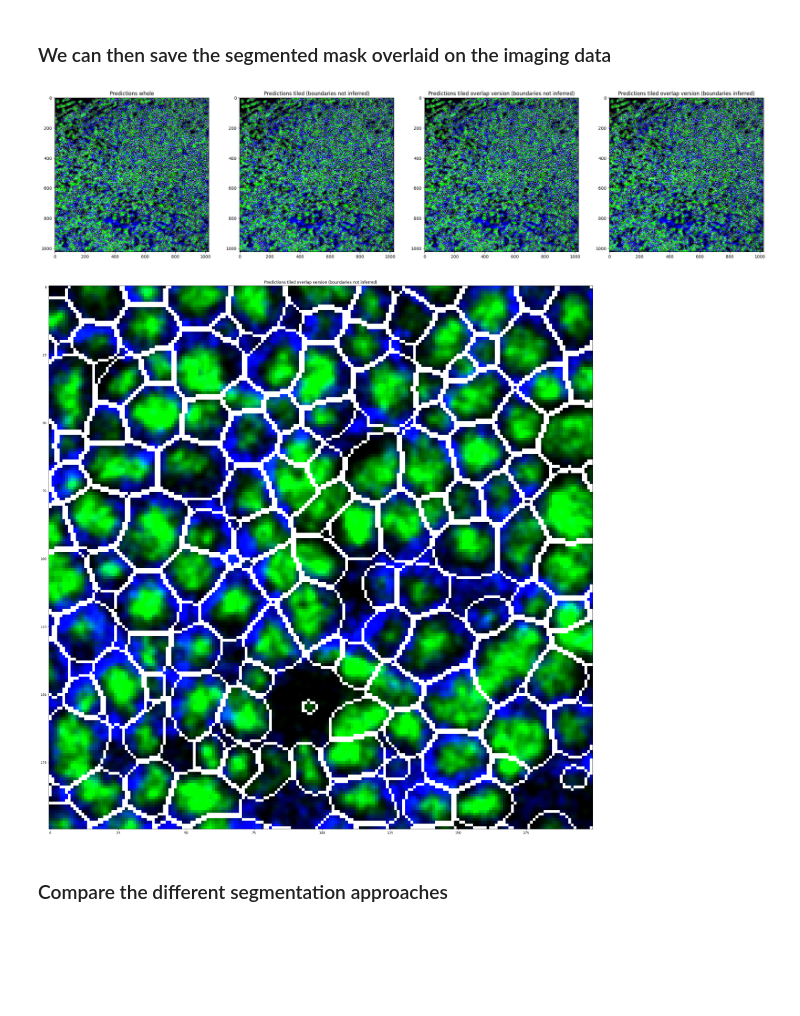
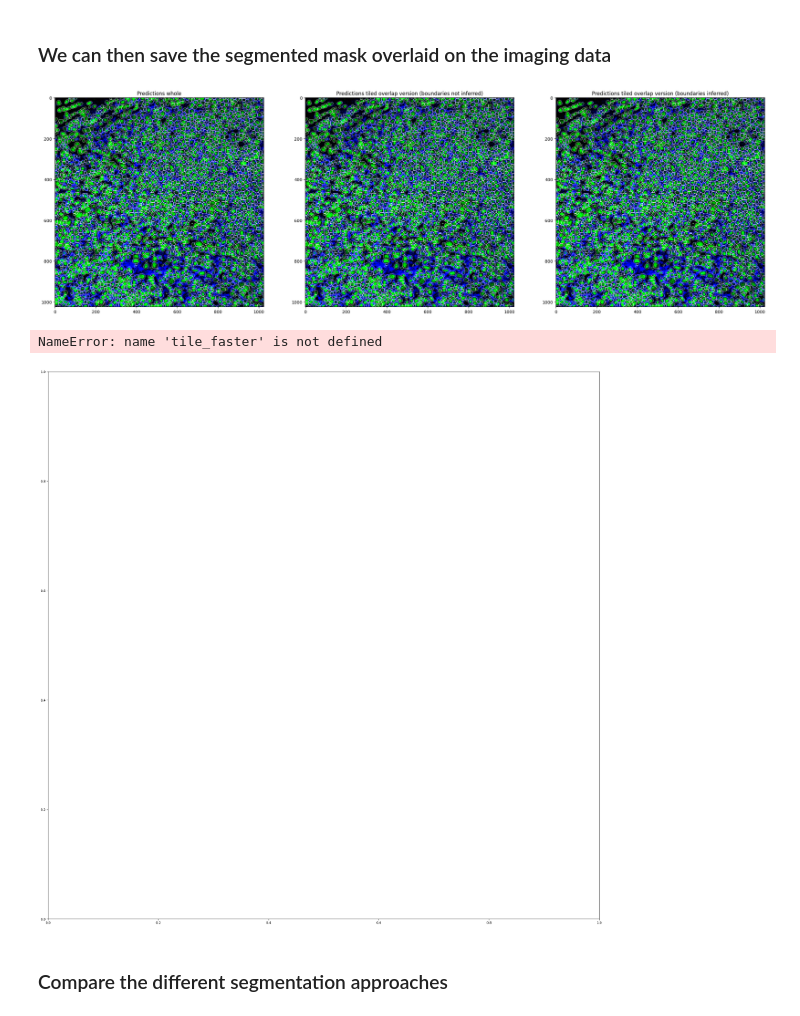
Before and after one commit to jonasmac16/ark-analysis-celldive, a Jupyter notebook: templates/1_Segment_Image_Data_local.ipynb, the cells around one changed output. Drawn from its saved outputs; the diff is of its cells as text; code cells hidden in the pictures; blank space fills up the shorter version.

Commit message:
update segmentation notebook

```diff
--- a/templates/1_Segment_Image_Data_local.ipynb
+++ b/templates/1_Segment_Image_Data_local.ipynb
@@ -195,12 +198,12 @@ WARNING:tensorflow:No training configuration found in save file, so the model wa
 # %%
 segmentation_predictions_whole = app.predict(fov0, image_mpp=0.5, compartment='whole-cell')
 # %%
-segmentation_predictions_whole_gaps_overlap_false = predict_tiled_overlap(fov0, 100, 100, -99, cutoff=2, background_threshold= 0.1, infer_gaps=False, compartment="whole-cell")
+segmentation_predictions_whole_gaps_overlap_false = segmentation_utils_wsi.predict_tiled(fov0, 100, 100, -99, cutoff=2, background_threshold= 0.1, infer_gaps=False, compartment="whole-cell")
 # %% [output]
 The tile size chosen is: 1024px X 1024px
 The overlap is: 0
 # %%
-segmentation_predictions_whole_gaps_overlap_true = predict_tiled_overlap(fov0, 100, 100, -99, cutoff=2, overlap=100, background_threshold= 0.1, infer_gaps=True, compartment="whole-cell")
+segmentation_predictions_whole_gaps_overlap_true = segmentation_utils_wsi.predict_tiled(fov0, 100, 100, -99, cutoff=2, overlap=100, background_threshold= 0.1, infer_gaps=True, compartment="whole-cell")
 # %% [output]
 The tile size chosen is: 1024px X 1024px
 The overlap is: 0
@@ -229,23 +223,21 @@ overlay_data_tile_pipeline_no_gaps_overlap = make_outline_overlay(rgb_data=rgb_i
 # %%
 # select index for displaying
 idx = 0
 
 # plot the data
-fig, ax = plt.subplots(1, 4 ,figsize=(30, 30))
+fig, ax = plt.subplots(1, 3 ,figsize=(30, 30))
 
 ax[0].imshow(overlay_data[idx, ...])
-ax[1].imshow(overlay_data_tile_pipeline_gaps[idx,...])
-ax[2].imshow(overlay_data_tile_pipeline_gaps_overlap[idx, ...])
-ax[3].imshow(overlay_data_tile_pipeline_no_gaps_overlap[idx, ...])
+ax[1].imshow(overlay_data_tile_pipeline_gaps_overlap[idx, ...])
+ax[2].imshow(overlay_data_tile_pipeline_no_gaps_overlap[idx, ...])
 
 ax[0].set_title('Predictions whole')
-ax[1].set_title('Predictions tiled (boundaries not inferred)')
-ax[2].set_title('Predictions tiled overlap version (boundaries not inferred)')
-ax[3].set_title('Predictions tiled overlap version (boundaries inferred)')
+ax[1].set_title('Predictions tiled overlap version (boundaries not inferred)')
+ax[2].set_title('Predictions tiled overlap version (boundaries inferred)')
 
 plt.show()
 # %% [output]
-[figure, old version]
+[figure, new version]
 # %%
 # select index for displaying
 idx = 0
@@ -260,7 +252,8 @@ ax.set_title('Predictions tiled overlap version (boundaries not inferred)')
 
 plt.show()
 # %% [output]
+NameError: name 'tile_faster' is not defined
-[figure, old version]
+[figure, new version]
 # %% [markdown]
 ### Compare the different segmentation approaches
 # %%
```
Also changed, not shown: parts of 8 cells of this notebook.
